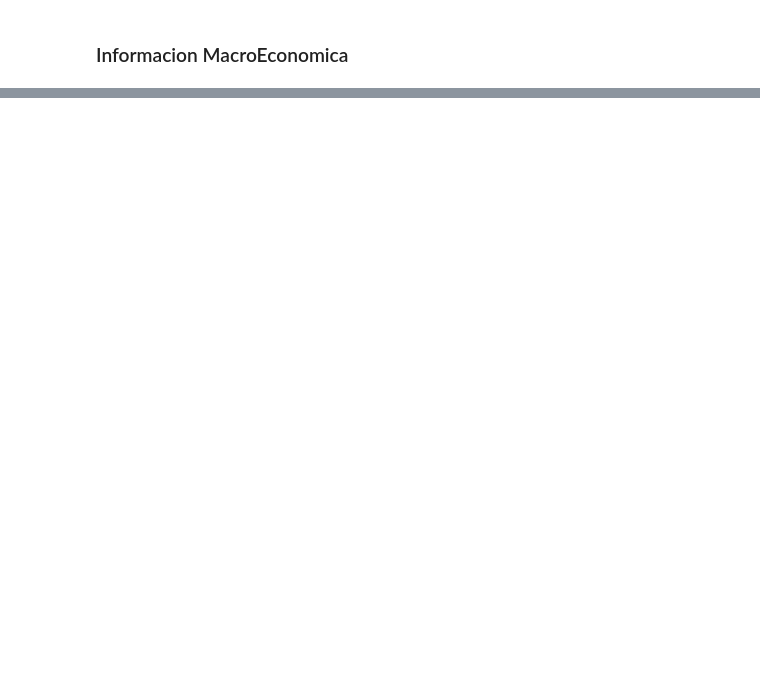
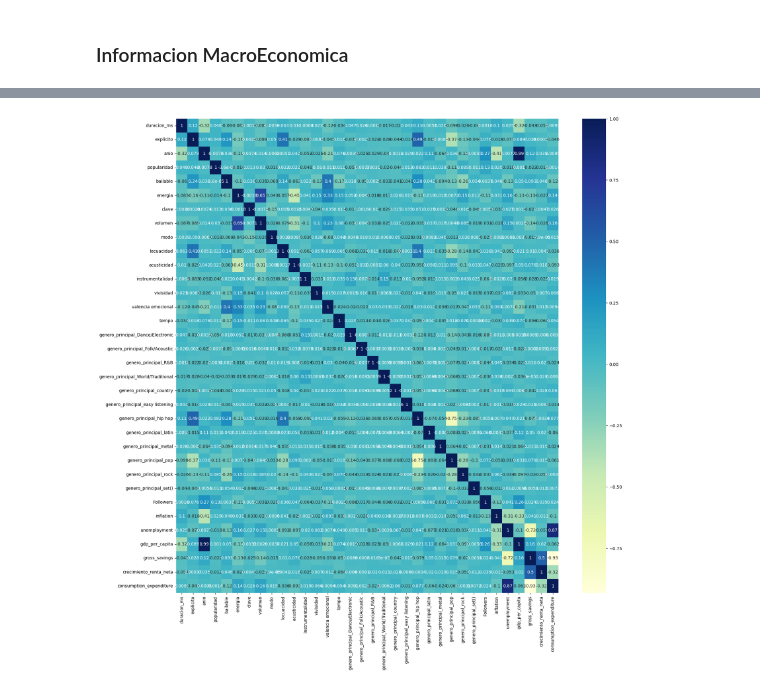
Before and after one commit to felipelobatodasilva/MIAD_ANS_Proyecto_FInal, a Jupyter notebook: Transform_df_songs.Ajuste.ipynb, the cells around one changed output, grey strips where cells are left out. Cells and saved outputs as stored; diff of their text form; code cells hidden in the pictures; blank space fills up the shorter version.

```diff
--- a/Transform_df_songs.Ajuste.ipynb
+++ b/Transform_df_songs.Ajuste.ipynb
@@ -376,7 +376,7 @@ Embeding:Embeddings: Si tienes muchos artistas y quieres capturar relaciones com
 ### Informacion Asociada a la musica
 Vamos a sectorizar nuestra información solo a la decada que abarca del 2010 al 2020, y nuestros entorno de aplicación van a ser de EEUU
 # %%
-df_spotify=df_encoded[(df_encoded['anio']>=1999) & (df_encoded['anio']<2022)] #filtrando informacion
+df_spotify=df_encoded[(df_encoded['anio']>=1999)] #filtrando informacion
 print(df_spotify['anio'].value_counts())
 Artista=df_spotify['artista'].unique()
 Cancion=df_spotify['cancion'].unique()
@@ -562,7 +516,7 @@ import matplotlib.pyplot as plt
 import pandas as pd
 
 # Leer los archivos CSV
-songs_df = pd.read_csv("df_combined.csv")
+songs_df = df_combined.copy()
 inflation_df = pd.read_csv("Inflation_USA_worldbank.csv")
 unemployment_df = pd.read_csv("unemployment_worldbank.csv")
 gdp_df = pd.read_csv("gdp-per-capita-worldbank.csv")
@@ -702,0 +645,16 @@ dtype: object
+# %%
+# Datos del año y recesión
+data = {
+    'año': [1999, 2000, 2001, 2002, 2003, 2004, 2005, 2006, 2007, 2008, 2009,
+            2010, 2011, 2012, 2013, 2014, 2015, 2016, 2017, 2018, 2019, 2020],
+    'recesion': ['no', 'no', 'si', 'no', 'no', 'no', 'no', 'no', 'no', 'no', 'si',
+                 'no', 'no', 'no', 'no', 'no', 'no', 'no', 'no', 'no', 'no', 'si']
+}
+df_recesion = pd.DataFrame(data)
+
+#Añadiendo la vble recesion a songs_complete_final
+songs_complete_final['año'] = songs_complete_final['anio'].astype(int)
+df_recesion['año'] = df_recesion['año'].astype(int)
+df_merge = pd.merge(songs_complete_final, df_recesion[['año', 'recesion']], on='año', how='left')
+#Eliminando año del df
+df_merge = df_merge.drop('año', axis=1)
@@ -702,0 +683,4 @@ dtype: object
+# %%
+#Eliminar columnas no necesarias:Es importante eliminar aquellas columnas que no aportan valor al análisis de clustering (como artista, cancion, fecha_lanzamiento, dia_semana).
+df_cluster = df_merge.drop(['artista', 'cancion', 'fecha_lanzamiento', 'dia_semana'], axis=1)
+print(df_cluster.dtypes)
@@ -702,0 +705,9 @@ dtype: object
+# %%
+import seaborn as sb
+df_corr = df_cluster.drop(['recesion'], axis=1)
+
+plt.figure(figsize=(20,20))
+dataplot = sb.heatmap(df_corr.corr(), cmap="YlGnBu", annot=True)
+plt.show()
+# %% [output]
+[figure, added]
```
Also changed, not shown: parts of 50 cells of this notebook, 4 other files.
